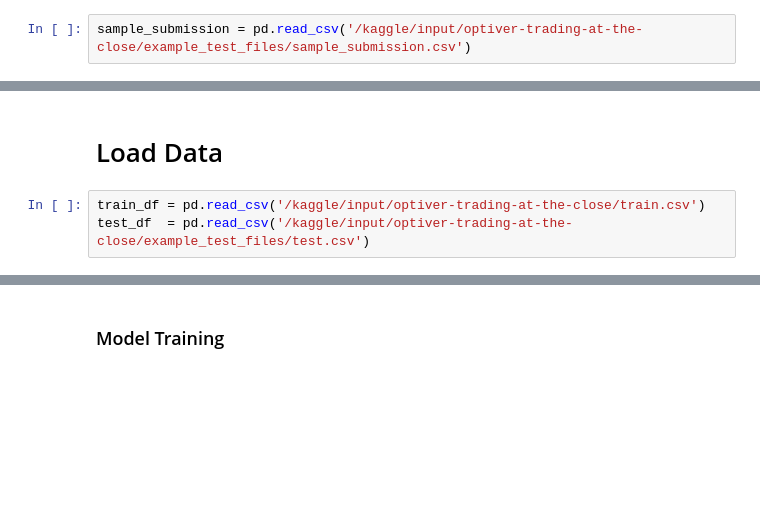
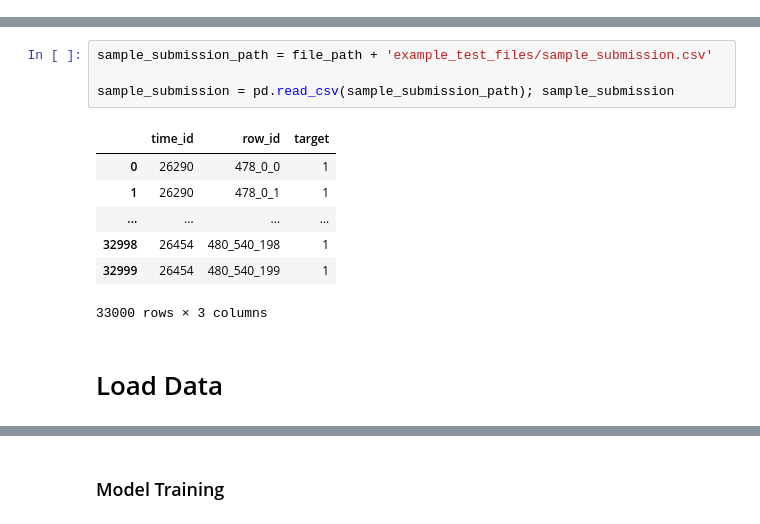
Before and after one commit to saintblue97/DeepNN_Optiver, a Jupyter notebook: brett_starter.ipynb, the cells around one changed output, grey strips where cells are left out. Cells and saved outputs as stored; diff of their text form; blank space fills up the shorter version.

```diff
--- a/brett_starter.ipynb
+++ b/brett_starter.ipynb
@@ -27,2 +0,0 @@ for dirname, _, filenames in os.walk('/kaggle/input'):
-# %%
-sample_submission = pd.read_csv('/kaggle/input/optiver-trading-at-the-close/example_test_files/sample_submission.csv')
@@ -45,5 +53,14 @@ sample_submission
+# %%
+sample_submission_path = file_path + 'example_test_files/sample_submission.csv'
+
+sample_submission = pd.read_csv(sample_submission_path); sample_submission
+# %% [output]
+|  | time_id | row_id | target |
+| 0 | 26290 | 478_0_0 | 1 |
+| 1 | 26290 | 478_0_1 | 1 |
+| ... | ... | ... | ... |
+| 32998 | 26454 | 480_540_198 | 1 |
+| 32999 | 26454 | 480_540_199 | 1 |
+33000 rows × 3 columns
 # %% [markdown]
 # Load Data
-# %%
-train_df = pd.read_csv('/kaggle/input/optiver-trading-at-the-close/train.csv')
-test_df  = pd.read_csv('/kaggle/input/optiver-trading-at-the-close/example_test_files/test.csv')
```
Also changed, not shown: parts of 36 cells of this notebook.
